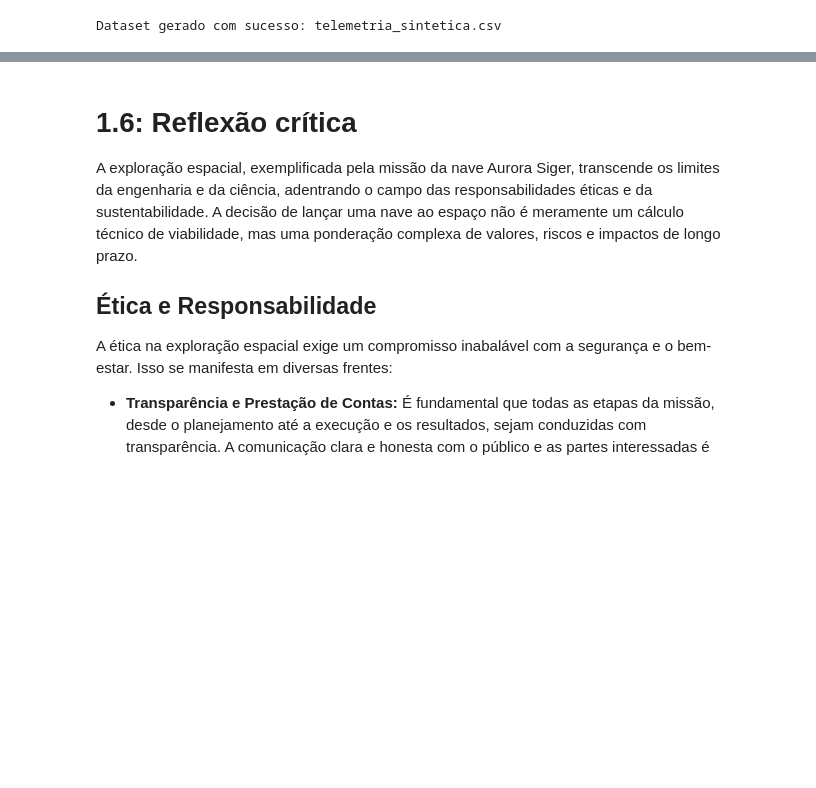
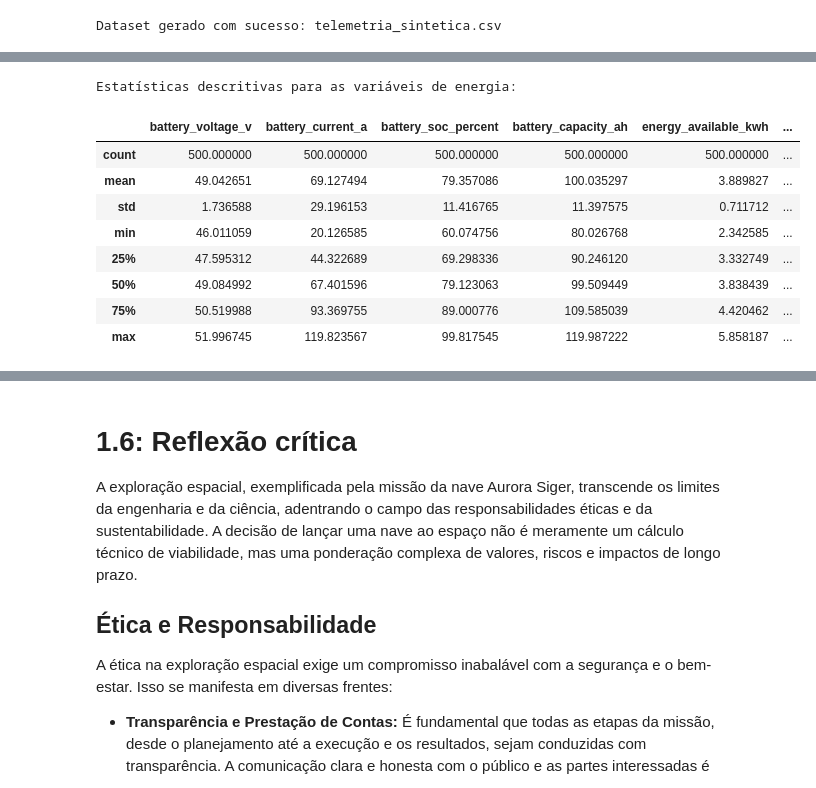
Before and after one commit to andreluizhla/FIAP, a Jupyter notebook: Fase01_FIAP.ipynb, the cells around one changed output, grey strips where cells are left out. Saved outputs shown, nothing was run; the diff lists cells and outputs as text; code cells hidden in the pictures; blank space fills up the shorter version.

```diff
--- a/Fase01_FIAP.ipynb
+++ b/Fase01_FIAP.ipynb
@@ -305,0 +320,15 @@ Dataset gerado com sucesso: telemetria_sintetica.csv
+# %%
+print("Estatísticas descritivas para as variáveis de energia:")
+energy_cols = ['battery_voltage_v', 'battery_current_a', 'battery_soc_percent', 'battery_capacity_ah', 'energy_available_kwh', 'power_load_kw', 'energy_loss_percent', 'estimated_autonomy_min']
+display(df_energia[energy_cols].describe())
+# %% [output]
+Estatísticas descritivas para as variáveis de energia:
+|  | battery_voltage_v | battery_current_a | battery_soc_percent | battery_capacity_ah | energy_available_kwh | ... |
+| count | 500.000000 | 500.000000 | 500.000000 | 500.000000 | 500.000000 | ... |
+| mean | 49.042651 | 69.127494 | 79.357086 | 100.035297 | 3.889827 | ... |
+| std | 1.736588 | 29.196153 | 11.416765 | 11.397575 | 0.711712 | ... |
+| min | 46.011059 | 20.126585 | 60.074756 | 80.026768 | 2.342585 | ... |
+| 25% | 47.595312 | 44.322689 | 69.298336 | 90.246120 | 3.332749 | ... |
+| 50% | 49.084992 | 67.401596 | 79.123063 | 99.509449 | 3.838439 | ... |
+| 75% | 50.519988 | 93.369755 | 89.000776 | 109.585039 | 4.420462 | ... |
+| max | 51.996745 | 119.823567 | 99.817545 | 119.987222 | 5.858187 | ... |
```
Also changed, not shown: parts of 7 cells of this notebook.
